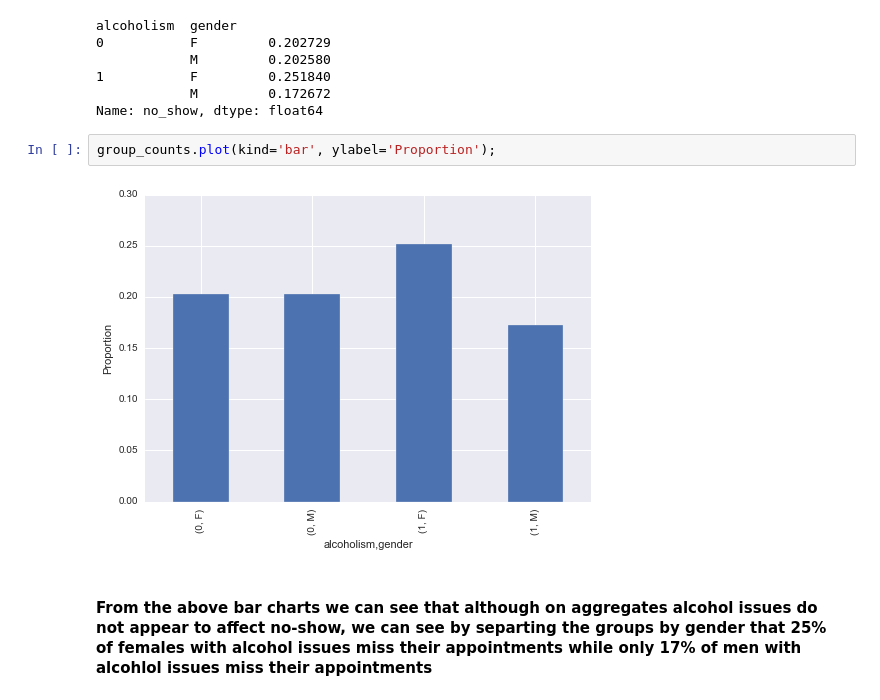
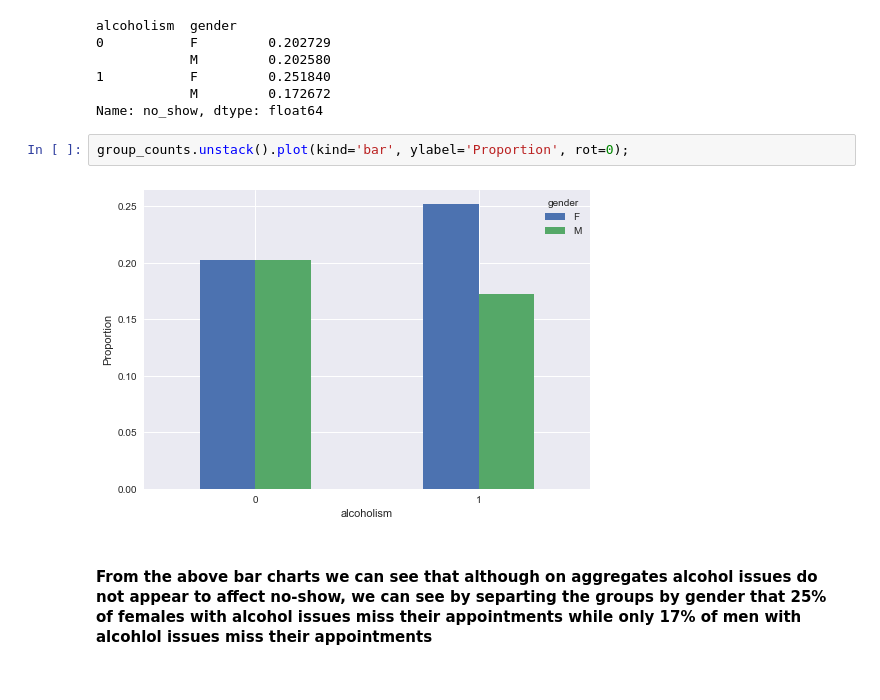
Before and after one commit to walidsi/Udacity_ADA, a Jupyter notebook: No_Show_Appointments_Analysis.ipynb, the cells around one changed output. Drawn from its saved outputs; the diff is of its cells as text.

```diff
--- a/No_Show_Appointments_Analysis.ipynb
+++ b/No_Show_Appointments_Analysis.ipynb
@@ -446,9 +446,9 @@ alcoholism  gender
             M         0.172672
 Name: no_show, dtype: float64
 # %%
-group_counts.plot(kind='bar', ylabel='Proportion');
+group_counts.unstack().plot(kind='bar', ylabel='Proportion', rot=0);
 # %% [output]
-[figure, old version]
+[figure, new version]
 # %% [markdown]
 #### From the above bar charts we can see that although on aggregates alcohol issues do not appear to affect no-show, we can see by separting the groups by gender that 25% of females with alcohol issues miss their appointments while only 17% of men with alcohlol issues miss their appointments
 # %% [markdown]
```
Also changed, not shown: parts of 13 cells of this notebook, 1 other file.
